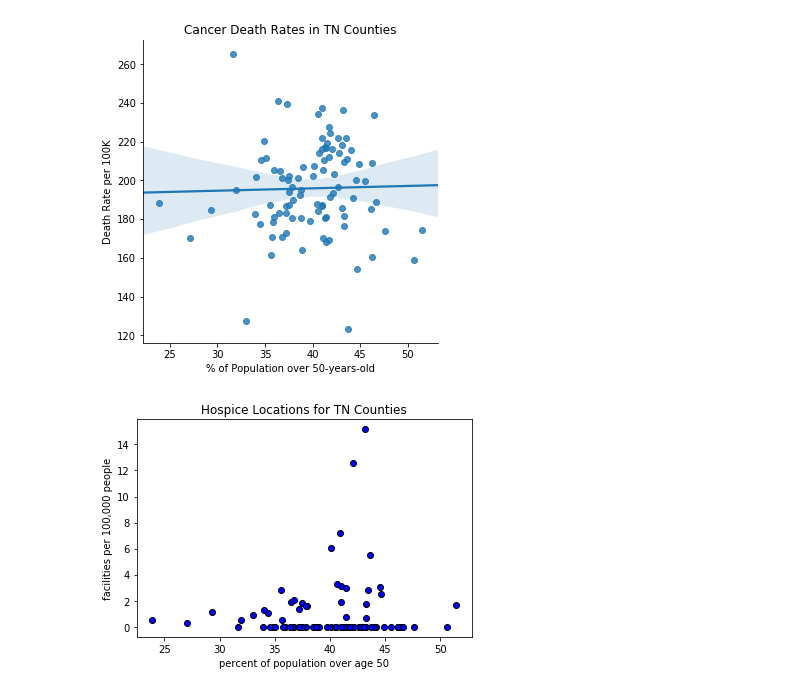
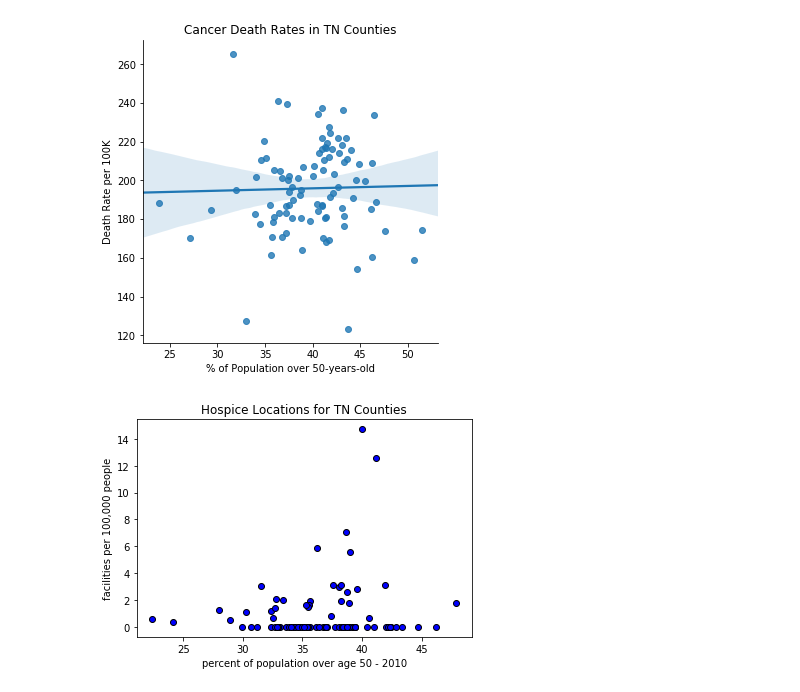
Before and after one commit to meganevogel/vanderbilt-aspire-data-essentials, a Jupyter notebook: data_science_essentials_week3.ipynb, the cells around one changed output. Cells and saved outputs as stored; diff of their text form; code cells hidden in the pictures.

```diff
--- a/data_science_essentials_week3.ipynb
+++ b/data_science_essentials_week3.ipynb
@@ -584,14 +595,16 @@ plt.show();
 [figure]
 # %%
 ##### Create a feature – normalized_hospice_rate – by dividing hospice count by total pop and multiplying by 100K
-pop_and_cancer['normalized_hospice_rate'] = pop_and_cancer.hospice_count/pop_and_cancer['Population Estimate (as of July 1) - 2017 - Both Sexes; Total'] * 100000
+pop_and_cancer['normalized_hospice_rate_2017'] = pop_and_cancer.hospice_count/pop_and_cancer['Population Estimate (as of July 1) - 2017 - Both Sexes; Total'] * 100000
+pop_and_cancer['normalized_hospice_rate_2014'] = pop_and_cancer.hospice_count/pop_and_cancer['Population Estimate (as of July 1) - 2014 - Both Sexes; Total'] * 100000
+pop_and_cancer['normalized_hospice_rate_2010'] = pop_and_cancer.hospice_count/pop_and_cancer['Population Estimate (as of July 1) - 2010 - Both Sexes; Total'] * 100000
 # %%
 #### Scatterplot of population over 50 vs normalized hospice rate
-plt.scatter(pop_and_cancer.percent_pop_over_50_2017, pop_and_cancer.normalized_hospice_rate,
+plt.scatter(pop_and_cancer.percent_pop_over_50_2010, pop_and_cancer.normalized_hospice_rate_2010,
             color = 'blue', edgecolor = 'black')
-plt.xlabel('percent of population over age 50')
+plt.xlabel('percent of population over age 50 - 2010')
 plt.ylabel('facilities per 100,000 people')
 plt.title('Hospice Locations for TN Counties')
 plt.show();
 # %% [output]
-[figure, old version]
+[figure, new version]
```
Also changed, not shown: parts of 17 cells of this notebook.
